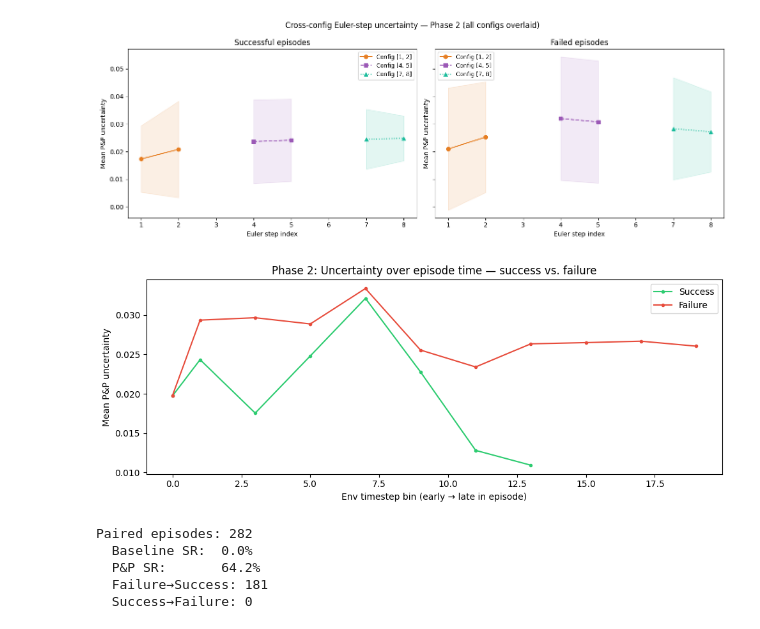
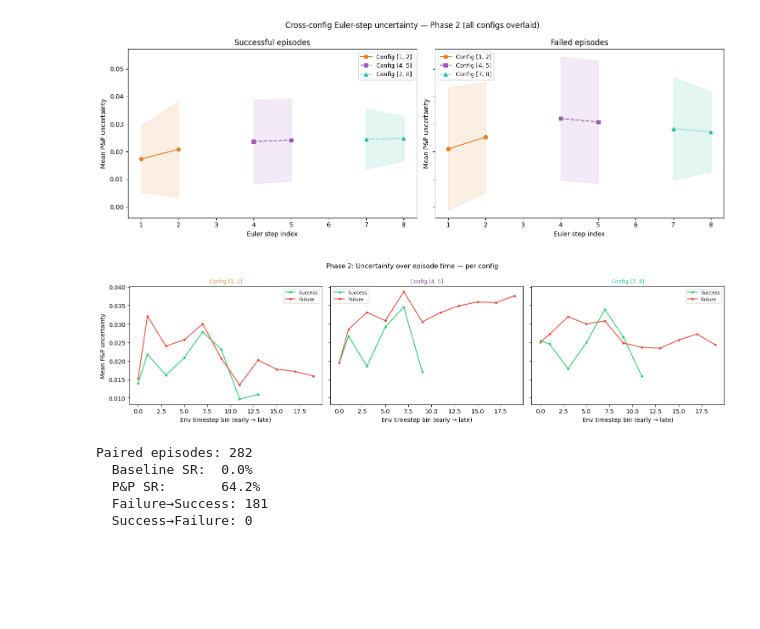
Before and after one commit to ArjunS07/cs159-sp26, a Jupyter notebook: pnp_analysis.ipynb, the cells around one changed output. Saved outputs shown, nothing was run; the diff lists cells and outputs as text; code cells hidden in the pictures; blank space fills up the shorter version.

```diff
--- a/pnp_analysis.ipynb
+++ b/pnp_analysis.ipynb
@@ -94,9 +94,9 @@ Overall success rate (all): 0.783
 Phase 2 success rate: 0.624
 Phase 3 success rate: 0.66
 # %%
-# ── Per-task success rate + mean uncertainty (Phase 2: uncertainty-only) ──────
+# ── Per-task success rate + mean uncertainty (Phase 2) — per config ───────────
 per_task = (
-    phase2.groupby(['suite', 'task_idx'])
+    phase2.groupby(['suite', 'task_idx', 'pnp_step_indices'])
     .agg(
         n_ep=('success', 'count'),
         sr=('success', 'mean'),
@@ -106,6 +106,6 @@ per_task = (
     )
     .reset_index()
 )
-print('Phase 2 (uncertainty-only) — per-task SR and uncertainty:')
+print('Phase 2 — per-task SR and uncertainty (all configs):')
 print(per_task.to_string(index=False))
 # %% [output]
@@ -295,34 +307,56 @@ plt.show()
 # %% [output]
 [figure]
 # %%
-# ── Uncertainty over env timesteps (chunk_idx) — Phase 2 ─────────────────────
+# ── Uncertainty over env timesteps — Phase 2, one panel per config ────────────
+# Also builds by_bin2 (used by Phase 3 over-time cell below).
+N_BINS = 20
+
+# Join config into steps_j2 chunk data
+by_chunk2_cfg = (
+    steps_j2.groupby(['rollout_id', 'chunk_idx', 'success', 'pnp_step_indices'])
+    .agg(u_mean_chunk=('u_mean', 'mean'))
+    .reset_index()
+)
+by_chunk2_cfg['chunk_bin'] = pd.cut(by_chunk2_cfg['chunk_idx'], bins=N_BINS, labels=False)
+by_bin2_cfg = (
+    by_chunk2_cfg.groupby(['pnp_step_indices', 'chunk_bin', 'success'])
+    .agg(u=('u_mean_chunk', 'mean'))
+    .reset_index()
+)
+
+# Keep legacy by_bin2 (all configs combined) for the Phase 3 comparison cell
 by_chunk2 = (
     steps_j2.groupby(['rollout_id', 'chunk_idx', 'success'])
     .agg(u_mean_chunk=('u_mean', 'mean'))
     .reset_index()
 )
-
-N_BINS = 20
 by_chunk2['chunk_bin'] = pd.cut(by_chunk2['chunk_idx'], bins=N_BINS, labels=False)
 by_bin2 = (
     by_chunk2.groupby(['chunk_bin', 'success'])
     .agg(u=('u_mean_chunk', 'mean'))
     .reset_index()
 )
 
-fig, ax = plt.subplots(figsize=(10, 4))
-for outcome, label, color in [(1, 'Success', '#2ecc71'), (0, 'Failure', '#e74c3c')]:
-    sub = by_bin2[by_bin2.success == outcome].sort_values('chunk_bin')
-    ax.plot(sub['chunk_bin'], sub['u'], marker='.', label=label, color=color)
-ax.set_xlabel('Env timestep bin (early → late in episode)')
-ax.set_ylabel('Mean P&P uncertainty')
-ax.set_title('Phase 2: Uncertainty over episode time — success vs. failure')
-ax.legend()
+fig, axes = plt.subplots(1, len(configs), figsize=(5 * len(configs), 4), sharey=True)
+if len(configs) == 1:
+    axes = [axes]
+for ax, cfg in zip(axes, configs):
+    sub_cfg = by_bin2_cfg[by_bin2_cfg['pnp_step_indices'] == cfg]
+    for outcome, label, color in [(1, 'Success', '#2ecc71'), (0, 'Failure', '#e74c3c')]:
+        sub = sub_cfg[sub_cfg.success == outcome].sort_values('chunk_bin')
+        if sub.empty:
+            continue
+        ax.plot(sub['chunk_bin'], sub['u'], marker='.', color=color, label=label)
+    ax.set_xlabel('Env timestep bin (early → late)')
+    ax.set_ylabel('Mean P&P uncertainty' if ax is axes[0] else '')
+    ax.set_title(f'Config {cfg}', fontsize=9, color=config_colors.get(cfg, 'black'))
+    ax.legend(fontsize=8)
+fig.suptitle('Phase 2: Uncertainty over episode time — per config', fontsize=11)
 plt.tight_layout()
 plt.savefig('pnp_uncertainty_over_time.png', dpi=150)
 plt.show()
 # %% [output]
-[figure, old version]
+[figure, new version]
 # %%
 # ── Refinement comparison: P&P-enabled vs. disabled on same episodes ──────────
 # Requires rollouts with pnp_enabled=0 AND pnp_enabled=1 for the same
```
Also changed, not shown: parts of 8 cells of this notebook.
